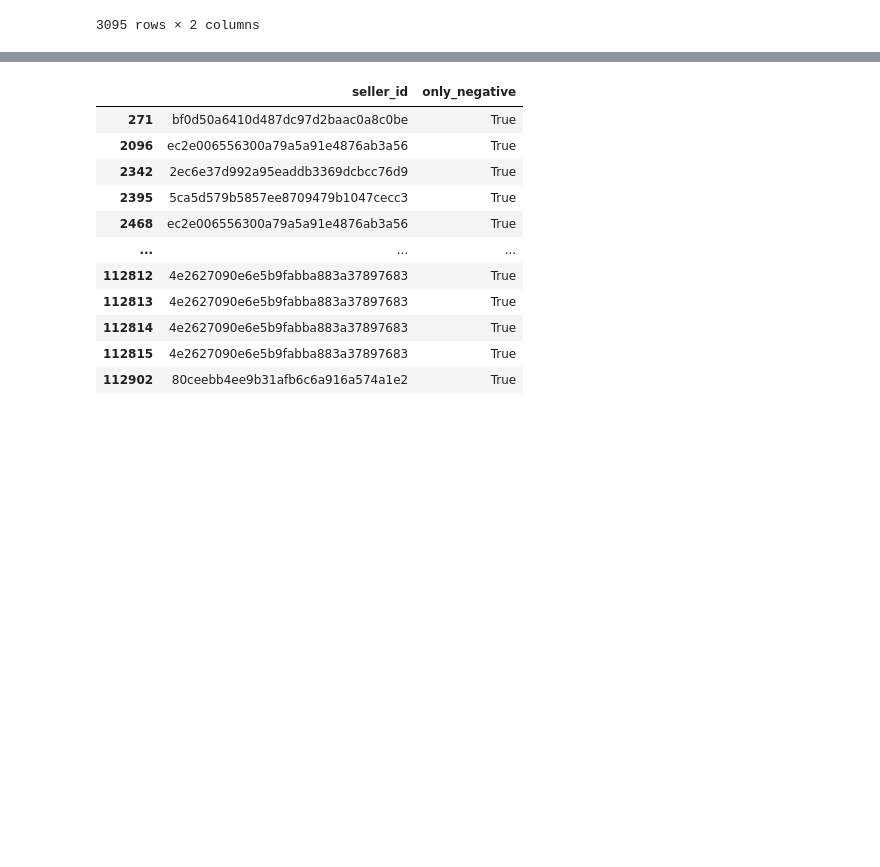
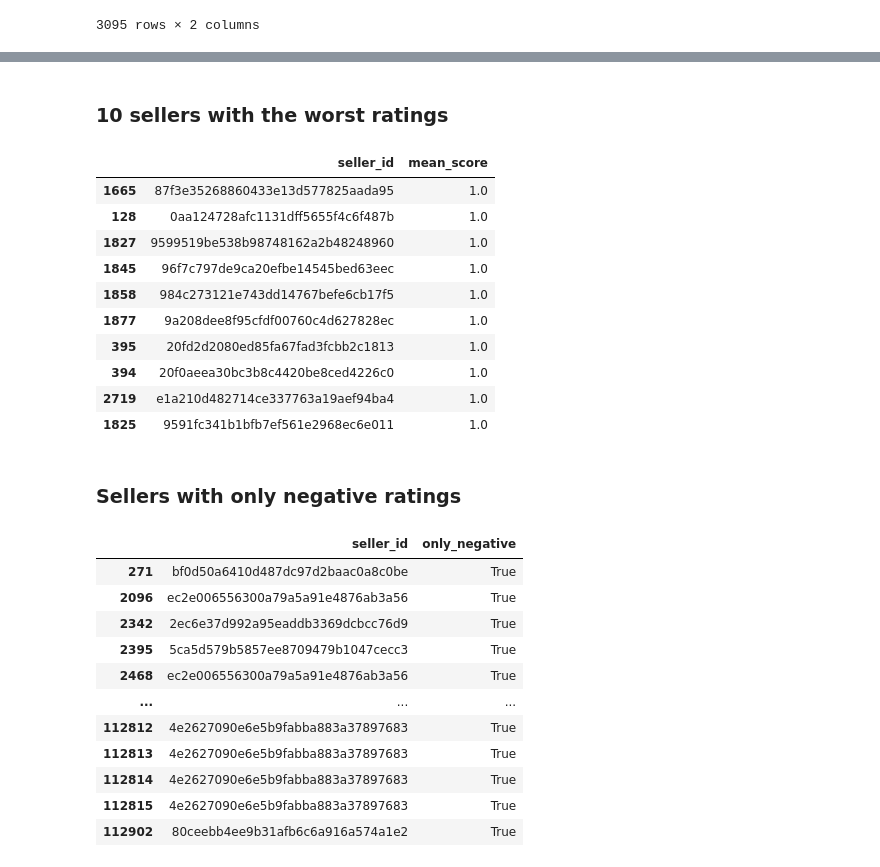
Before and after one commit to Swyatoistudent/SMART, a Jupyter notebook: TASK3/analytics.ipynb, the cells around one changed output, grey strips where cells are left out. Saved outputs shown, nothing was run; the diff lists cells and outputs as text; code cells hidden in the pictures; blank space fills up the shorter version.

```diff
--- a/TASK3/analytics.ipynb
+++ b/TASK3/analytics.ipynb
@@ -86,3 +130,21 @@ order_items_reviews
+# %% [markdown]
+### 10 sellers with the worst ratings
+# %%
+seller_reviews[:10]
+# %% [output]
+|  | seller_id | mean_score |
+| 1665 | 87f3e35268860433e13d577825aada95 | 1.0 |
+| 128 | 0aa124728afc1131dff5655f4c6f487b | 1.0 |
+| 1827 | 9599519be538b98748162a2b48248960 | 1.0 |
+| 1845 | 96f7c797de9ca20efbe14545bed63eec | 1.0 |
+| 1858 | 984c273121e743dd14767befe6cb17f5 | 1.0 |
+| 1877 | 9a208dee8f95cfdf00760c4d627828ec | 1.0 |
+| 395 | 20fd2d2080ed85fa67fad3fcbb2c1813 | 1.0 |
+| 394 | 20f0aeea30bc3b8c4420be8ced4226c0 | 1.0 |
+| 2719 | e1a210d482714ce337763a19aef94ba4 | 1.0 |
+| 1825 | 9591fc341b1bfb7ef561e2968ec6e011 | 1.0 |
+# %% [markdown]
+### Sellers with only negative ratings
 # %%
 only_negative_sellers = order_items_reviews
 only_negative_sellers.index = only_negative_sellers['seller_id']
```
Also changed, not shown: parts of 13 cells of this notebook.
